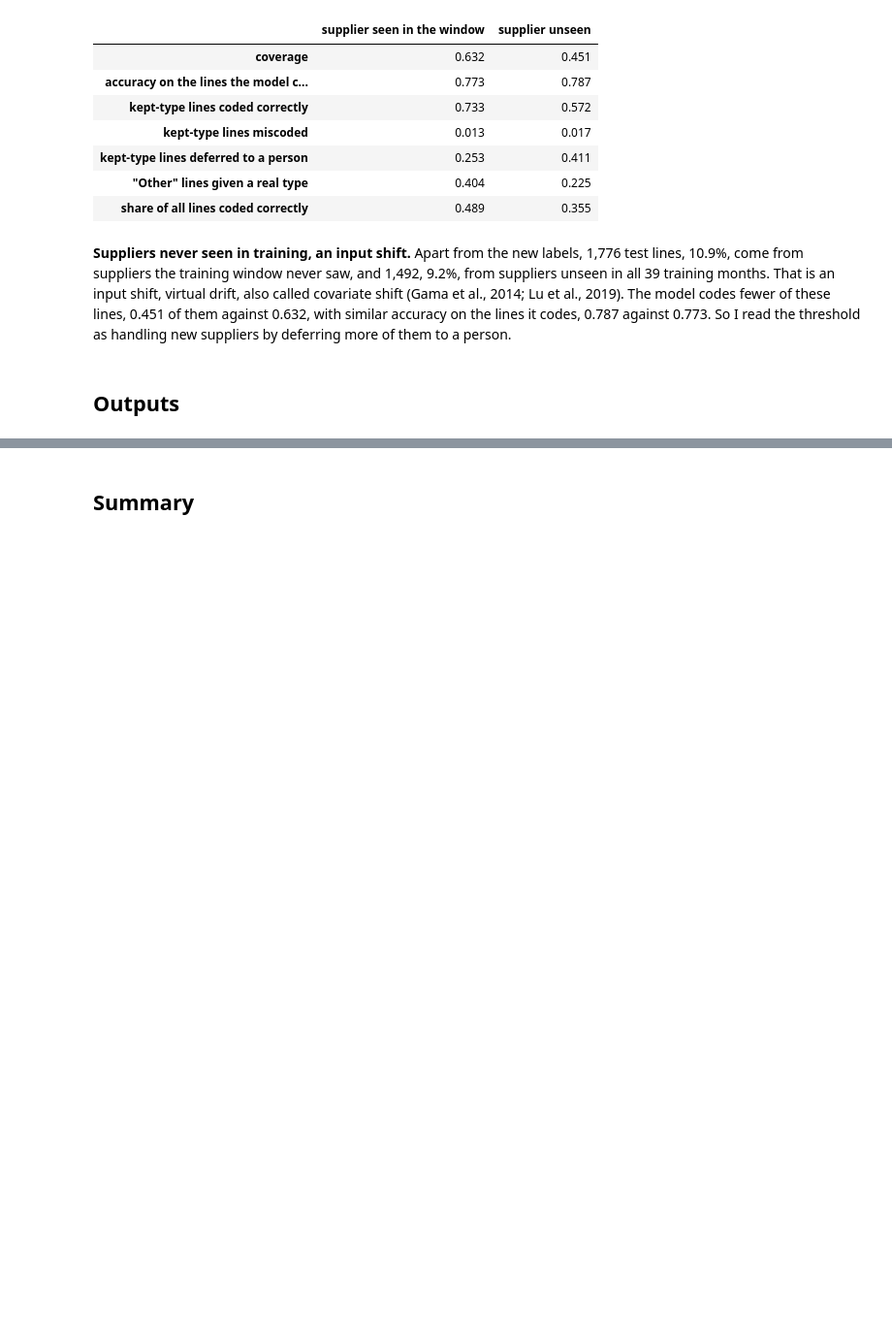
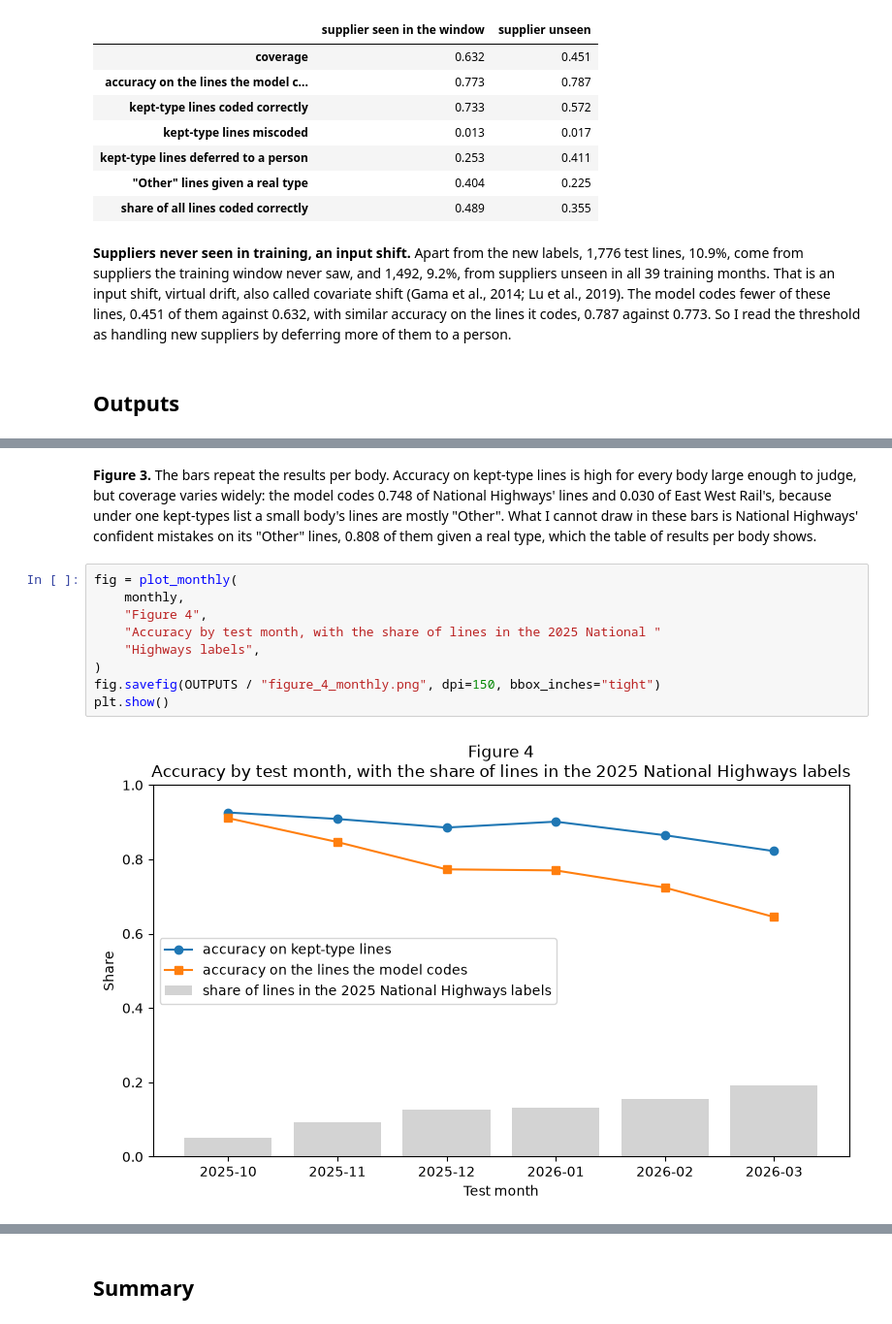
Before and after one commit to PaddyGilliland1/applied-machine-learning-project, a Jupyter notebook: modeling.ipynb, the cells around one changed output, grey strips where cells are left out. Shown at 97% size. Cells and saved outputs as stored; diff of their text form; blank space fills up the shorter version.

```diff
--- a/modeling.ipynb
+++ b/modeling.ipynb
@@ -3657,0 +3941,13 @@ Lines coded: supplier seen 9,174, supplier unseen 801
+# %% [markdown]
+**Figure 3.** The bars repeat the results per body. Accuracy on kept-type lines is high for every body large enough to judge, but coverage varies widely: the model codes 0.748 of National Highways' lines and 0.030 of East West Rail's, because under one kept-types list a small body's lines are mostly "Other". What I cannot draw in these bars is National Highways' confident mistakes on its "Other" lines, 0.808 of them given a real type, which the table of results per body shows.
+# %%
+fig = plot_monthly(
+    monthly,
+    "Figure 4",
+    "Accuracy by test month, with the share of lines in the 2025 National "
+    "Highways labels",
+)
+fig.savefig(OUTPUTS / "figure_4_monthly.png", dpi=150, bbox_inches="tight")
+plt.show()
+# %% [output]
+[figure, added]
```
Also changed, not shown: parts of 28 cells of this notebook, 2 other files.
